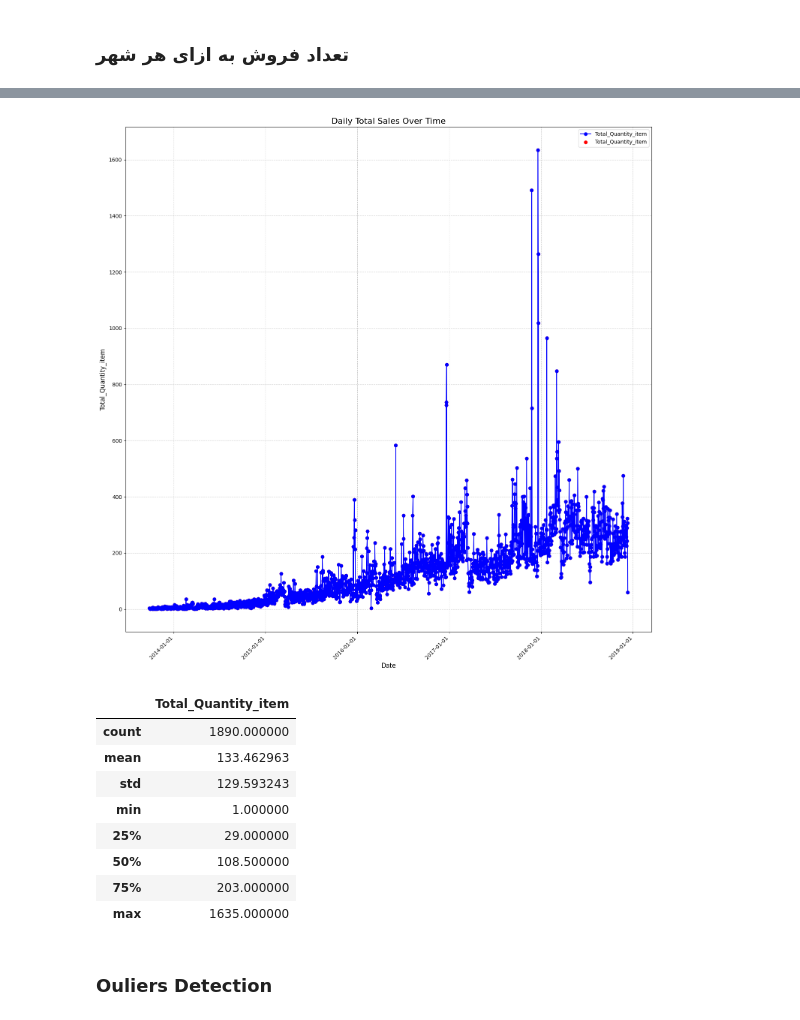
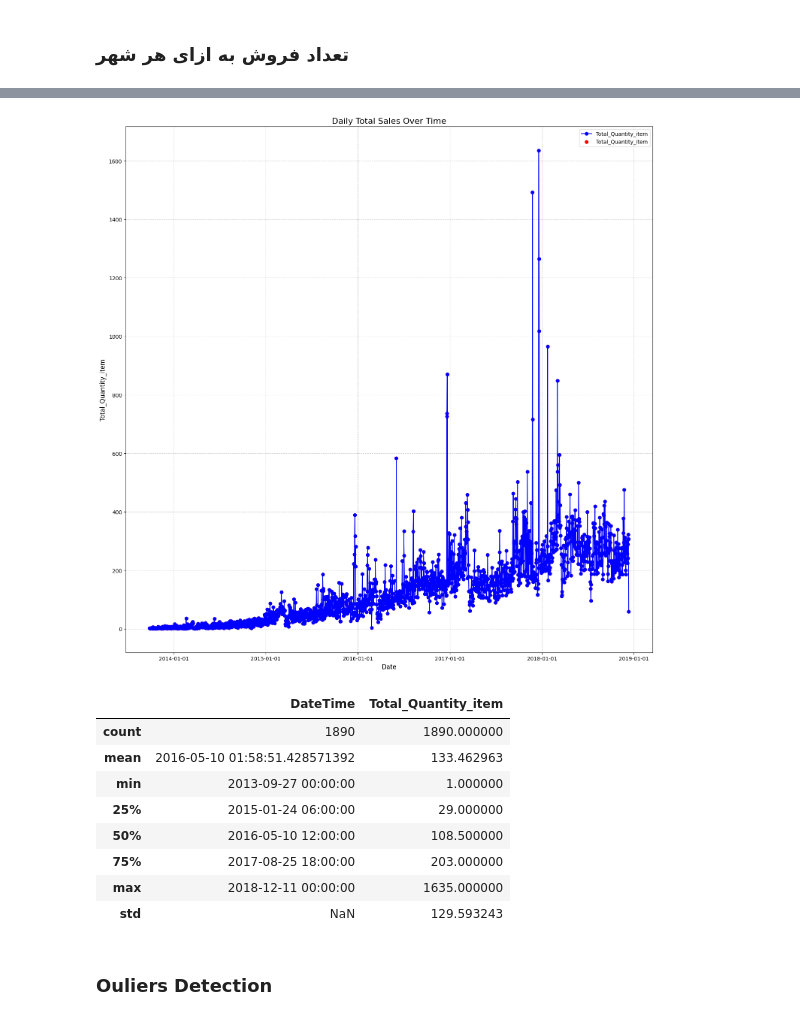
Before and after one commit to kasratookallo-svg/Digi_Kala_Data_Analysis, a Jupyter notebook: plot_for_orders.ipynb, the cells around one changed output, grey strips where cells are left out. Saved outputs shown, nothing was run; the diff lists cells and outputs as text; code cells hidden in the pictures.

Commit message:
Plot for orders has been drawn and Outliers detected.

```diff
--- a/plot_for_orders.ipynb
+++ b/plot_for_orders.ipynb
@@ -7,5 +13,6 @@ import matplotlib.dates as mdates
 df = pd.read_csv("orders.csv")
 
 df['DateTime'] = pd.to_datetime(df['DateTime_CartFinalize'])
-df['DateTime']
+df['Quantity_item'] = df['Quantity_item'].astype(np.int64)
+df.info()
 # %% [output]
@@ -84,0 +80,3 @@ Name: DateTime, Length: 1890, dtype: object
+# %%
+daily_sales['DateTime'] = pd.to_datetime(daily_sales['DateTime'])
+daily_sales.info()
@@ -87,37 +95,37 @@ daily_sales.to_csv("Daily_Sales_Quantity_Date.csv", index=False)
 # %%
 plt.figure(figsize=(15, 15))
 
 plt.plot(daily_sales['DateTime'], daily_sales['Total_Quantity_item'], label='Total_Quantity_item', color='blue', marker='o', linestyle='-')
 plt.scatter(daily_sales['DateTime'], daily_sales['Total_Quantity_item'], label='Total_Quantity_item', color='red', marker='o',)
 
 plt.title('Daily Total Sales Over Time', fontsize=16)
 plt.xlabel('Date', fontsize=12)
 plt.ylabel('Total_Quantity_item', fontsize=12)
 
 ax = plt.gca()
 ax.xaxis.set_major_formatter(mdates.DateFormatter('%Y-%m-%d')) # فرمت تاریخ: سال-ماه-روز
-ax.xaxis.set_major_locator(mdates.AutoDateLocator()) # تنظیم خودکار محل قرارگیری تاریخ‌ها
-plt.xticks(rotation=45, ha='right') # چرخش برچسب‌ها برای جلوگیری از همپوشانی
+ax.xaxis.set_major_locator(mdates.AutoDateLocator())
+
 
 plt.legend()
 plt.grid(True, linestyle='--', alpha=0.6)
 plt.tight_layout()
 
 plt.show()
 # %% [output]
-[figure, old version]
+[figure, new version]
 # %%
 daily_sales.describe()
 # %% [output]
-|  | Total_Quantity_item |
-| count | 1890.000000 |
-| mean | 133.462963 |
-| std | 129.593243 |
-| min | 1.000000 |
-| 25% | 29.000000 |
-| 50% | 108.500000 |
-| 75% | 203.000000 |
-| max | 1635.000000 |
+|  | DateTime | Total_Quantity_item |
+| count | 1890 | 1890.000000 |
+| mean | 2016-05-10 01:58:51.428571392 | 133.462963 |
+| min | 2013-09-27 00:00:00 | 1.000000 |
+| 25% | 2015-01-24 06:00:00 | 29.000000 |
+| 50% | 2016-05-10 12:00:00 | 108.500000 |
+| 75% | 2017-08-25 18:00:00 | 203.000000 |
+| max | 2018-12-11 00:00:00 | 1635.000000 |
+| std | NaN | 129.593243 |
 # %% [markdown]
 ### Ouliers Detection
 # %% [markdown]
```
Also changed, not shown: parts of 16 cells of this notebook.
